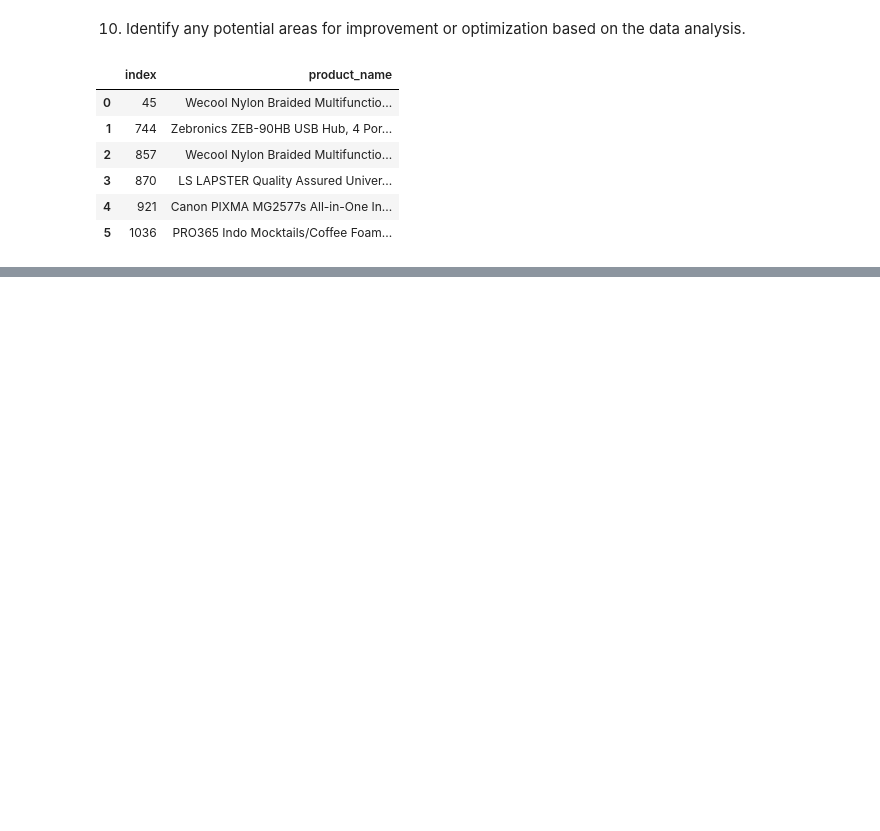
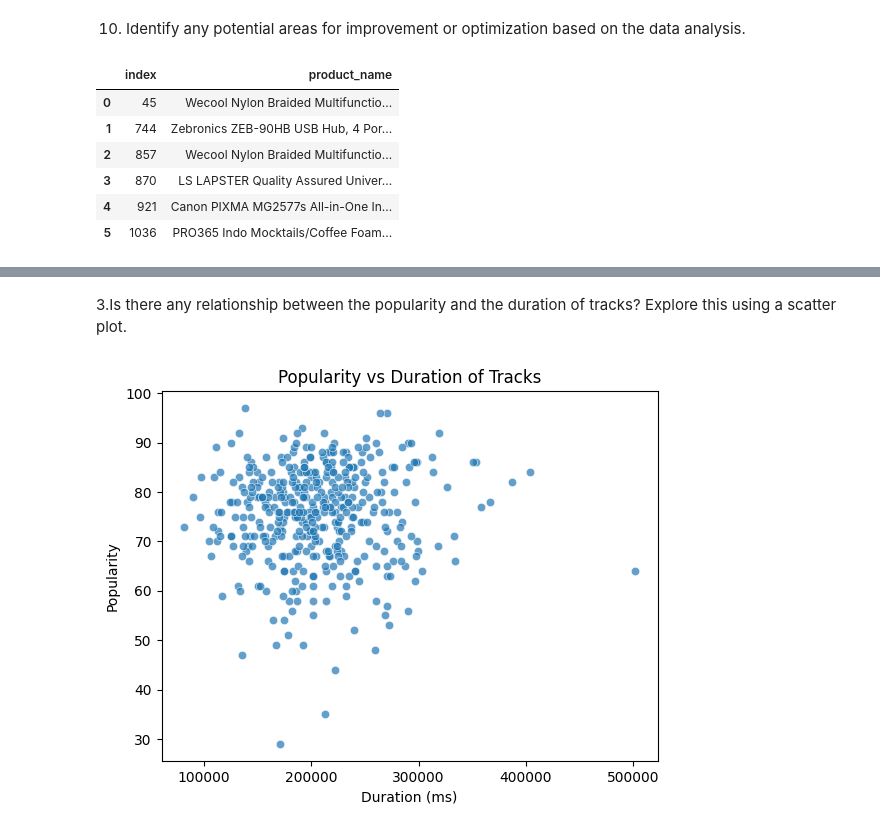
Before and after one commit to FutureDevPro/Assignment, a Jupyter notebook: 23_March_EDA_Assignment2.ipynb, the cells around one changed output, grey strips where cells are left out. Cells and saved outputs as stored; diff of their text form; code cells hidden in the pictures; blank space fills up the shorter version.

```diff
--- a/23_March_EDA_Assignment2.ipynb
+++ b/23_March_EDA_Assignment2.ipynb
@@ -172,0 +214,10 @@ These are the six products which needs improvement so that they get higher ratin
+# %% [markdown]
+ 3.Is there any relationship between the popularity and the duration of tracks? Explore this using a scatter plot.
+# %%
+sns.scatterplot(data=df , x='Duration (ms)', y='Popularity' , alpha = 0.7)
+plt.title('Popularity vs Duration of Tracks')
+plt.xlabel('Duration (ms)')
+plt.ylabel('Popularity')
+plt.show()
+# %% [output]
+[figure, added]
```
Also changed, not shown: parts of 31 cells of this notebook.
